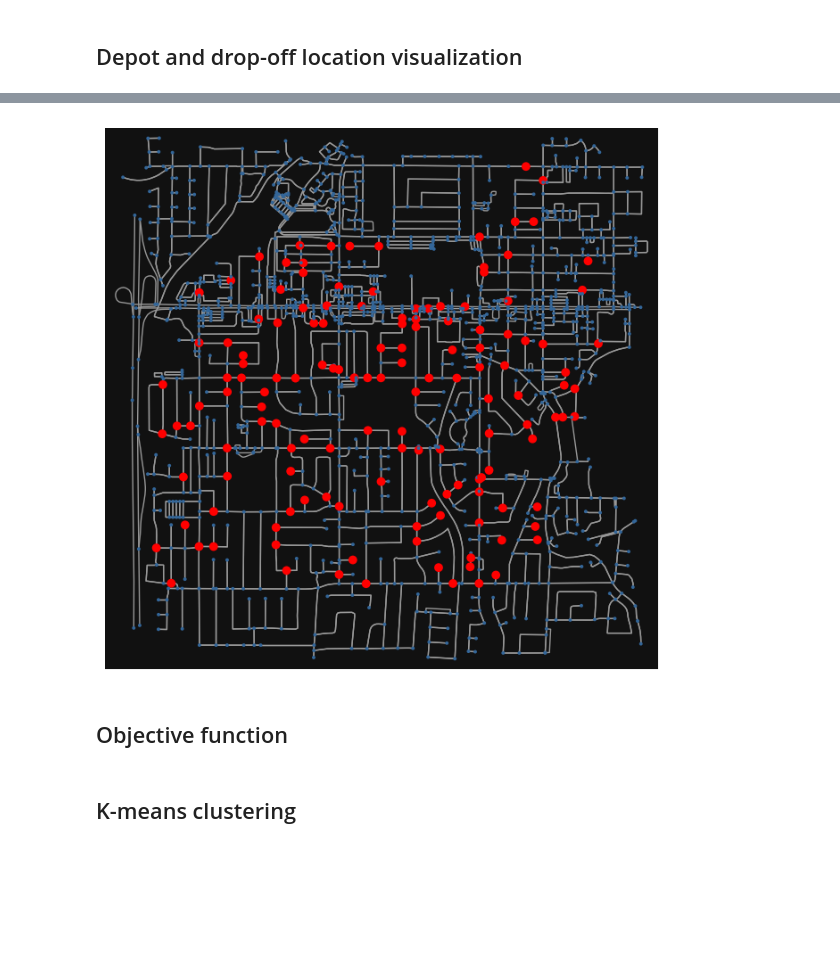
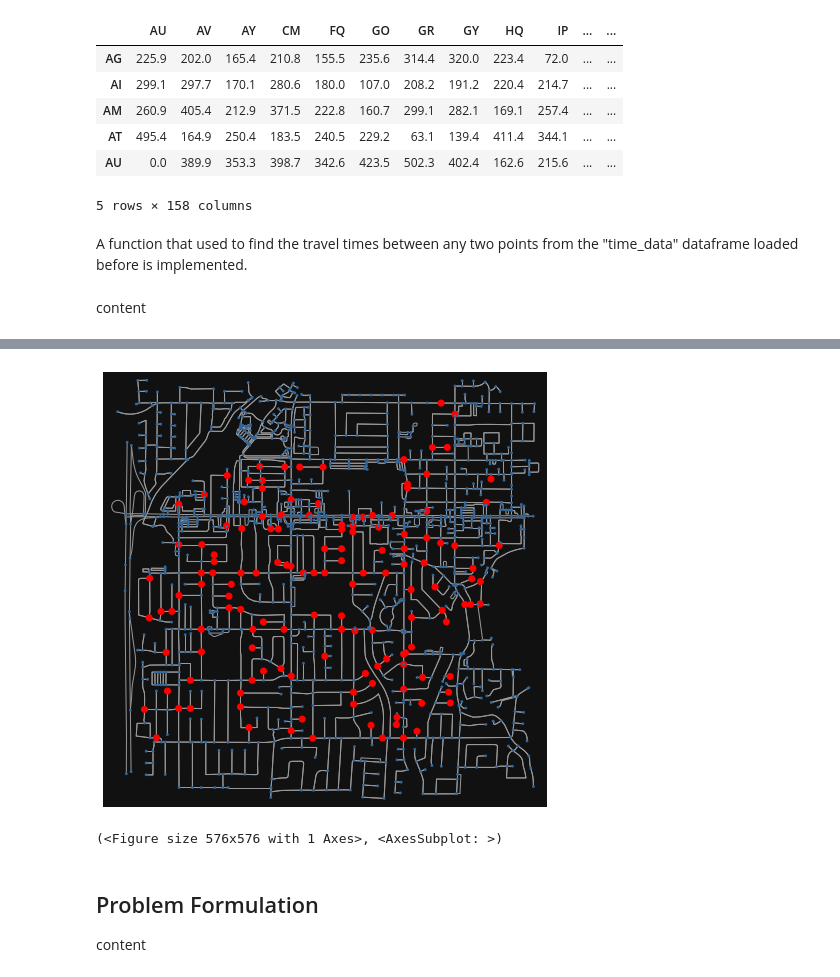
Before and after one commit to wxlomo/Last-mile-Delivery-Scheduling-and-Rescheduling, a Jupyter notebook: project.ipynb, the cells around one changed output, grey strips where cells are left out. Saved outputs shown, nothing was run; the diff lists cells and outputs as text; code cells hidden in the pictures; blank space fills up the shorter version.

```diff
--- a/project.ipynb
+++ b/project.ipynb
@@ -87,3 +86,16 @@ if detailed:
+# %%
+time_data = pd.read_csv('data\DLA7_travel_data.csv', index_col=[0]).dropna(axis=1)
+time_data.head()
+# %% [output]
+|  | AU | AV | AY | CM | FQ | GO | GR | GY | HQ | IP | ... | ... |
+| AG | 225.9 | 202.0 | 165.4 | 210.8 | 155.5 | 235.6 | 314.4 | 320.0 | 223.4 | 72.0 | ... | ... |
+| AI | 299.1 | 297.7 | 170.1 | 280.6 | 180.0 | 107.0 | 208.2 | 191.2 | 220.4 | 214.7 | ... | ... |
+| AM | 260.9 | 405.4 | 212.9 | 371.5 | 222.8 | 160.7 | 299.1 | 282.1 | 169.1 | 257.4 | ... | ... |
+| AT | 495.4 | 164.9 | 250.4 | 183.5 | 240.5 | 229.2 | 63.1 | 139.4 | 411.4 | 344.1 | ... | ... |
+| AU | 0.0 | 389.9 | 353.3 | 398.7 | 342.6 | 423.5 | 502.3 | 402.4 | 162.6 | 215.6 | ... | ... |
+5 rows × 158 columns
+# %% [markdown]
+A function that used to find the travel times between any two points from the "time_data" dataframe loaded before is implemented.
 # %%
 def get_travel_time(a, b):
   """Get the travel time between two points
@@ -102,18 +114,12 @@ def get_travel_time(a, b):
   if pd.isna(travel_time):
     raise ValueError('Starting point and destination pair does not exist.')
   return travel_time
-# %% [markdown]
-## Depot and drop-off location visualization
+# %% [markdown]
+content
 # %%
-import osmnx
-import folium
-
 depot = [33.965477, -117.653303] # DLA7 amazon warehouse
 customer_map = folium.Map(location=depot, zoom_start=11)
-
-locations = package_data[['loc_lat', 'loc_lng']]
-location_list = locations.values.tolist()
-
+location_list = package_data[['loc_lat', 'loc_lng']].values.tolist()
 for point in range(0, len(location_list)):
     folium.Marker(location_list[point]).add_to(customer_map)
 folium.Marker(depot, icon=folium.Icon(color="red", icon="info-sign")).add_to(customer_map)
@@ -121,22 +127,22 @@ customer_map
 # %% [output]
 [interactive output not drawn]
 # %%
-# Choose collection place with index 2 and drop-off list with index 21, 25
 X = [l[0] for l in location_list]
 Y = [l[1] for l in location_list]
-center = (sum(X)/len(X), sum(Y)/len(X))
-# Get the graph
+center = (sum(X)/len(X), sum(Y)/len(Y))
 graph = osmnx.graph_from_point(center, dist=1500)
 nodes, edges = osmnx.graph_to_gdfs(graph)
 closest_nodes = osmnx.distance.nearest_nodes(graph,Y,X)
-# Marking both the source and destination node
 nc = ['red' if node in closest_nodes else '#336699' for node in graph.nodes()]
 ns = [50 if node in closest_nodes else 8 for node in graph.nodes()]
-fig, ax = osmnx.plot_graph(graph, node_size=ns, node_color=nc, node_zorder=2)
+osmnx.plot_graph(graph, node_size=ns, node_color=nc, node_zorder=2)
 # %% [output]
-[figure, old version]
+[figure, new version]
+(<Figure size 576x576 with 1 Axes>, <AxesSubplot: >)
-# %% [markdown]
-## Objective function
+# %% [markdown]
+## Problem Formulation
+
+content
 # %%
 class ObjFun:
     def __init__(self, df_package, unit_cost, wait_cost, delay_cost, vehicle_capacity, work_time, depot_code):
@@ -294,5 +300,3 @@ class ObjFun:
             # Update total cost
             total_cost += sub_route_time_cost + self.unit_cost * sub_route_distance
         return 1.0 / total_cost
-# %% [markdown]
-## K-means clustering
```
Also changed, not shown: parts of 87 cells of this notebook.
